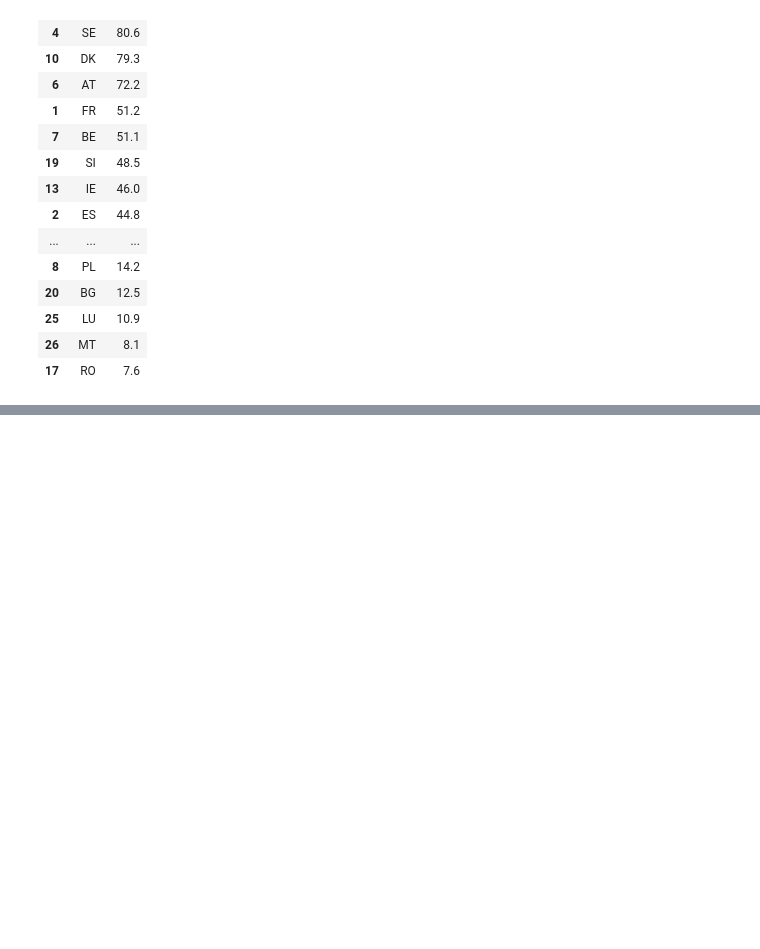
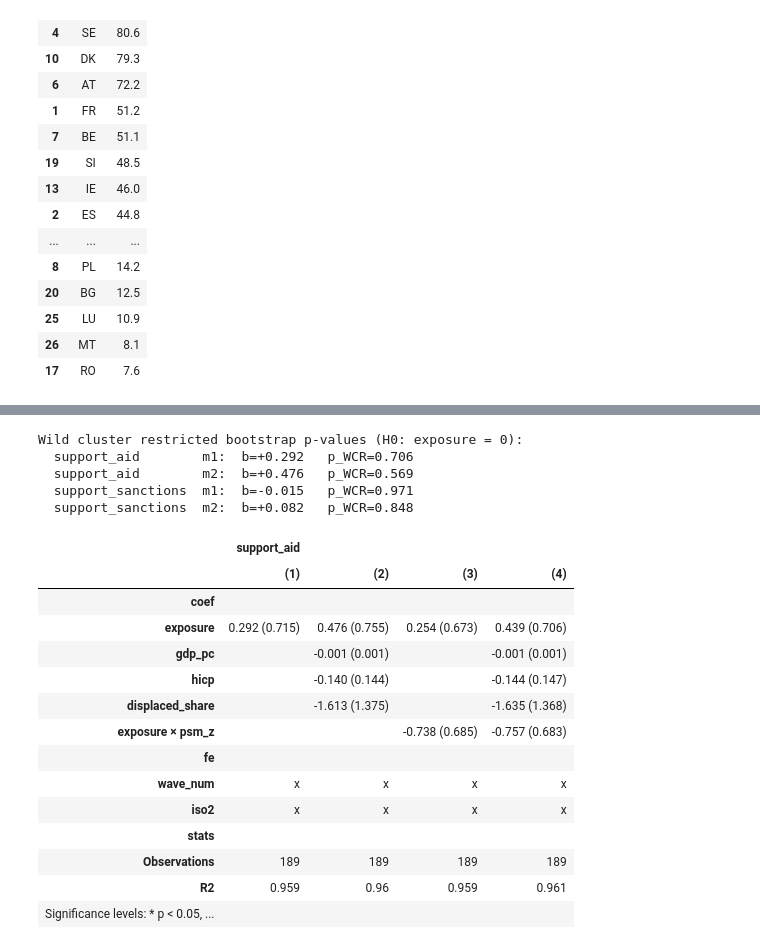
Before and after one commit to kam-eeel/pol380-research, a Jupyter notebook: analysis.ipynb, the cells around one changed output, grey strips where cells are left out. Cells and saved outputs as stored; diff of their text form; code cells hidden in the pictures; blank space fills up the shorter version.

```diff
--- a/analysis.ipynb
+++ b/analysis.ipynb
@@ -350,0 +406,45 @@ psm.sort_values("psm", ascending=False)
+# %%
+import pyfixest as pf
+vcov, ctrls = {"CRV1": "iso2"}, "gdp_pc + hicp + displaced_share"
+
+fits = {}
+tables = {}
+
+for dv in ["support_aid", "support_sanctions"]:
+    fits[dv] = {
+        "m1 base": pf.feols(f"{dv} ~ exposure | iso2 + wave_num", panel, vcov=vcov),  # type: ignore
+        "m2 +controls": pf.feols(f"{dv} ~ exposure + {ctrls} | iso2 + wave_num", panel, vcov=vcov),  # type: ignore
+        "m3 +psm": pf.feols(f"{dv} ~ exposure + exposure:psm_z | iso2 + wave_num", panel, vcov=vcov),  # type: ignore
+        "m4 full": pf.feols(f"{dv} ~ exposure + exposure:psm_z + {ctrls} | iso2 + wave_num", panel, vcov=vcov),  # type: ignore
+    }
+
+print("\nWild cluster restricted bootstrap p-values (H0: exposure = 0):")
+
+for dv in ["support_aid", "support_sanctions"]:
+    for name, c in [("m1", ()), ("m2", ("gdp_pc", "hicp", "displaced_share"))]:
+        b, p = wcr_wildboot(panel, dv, controls=c)
+        print(f"  {dv:18s} {name}:  b={b:+.3f}   p_WCR={p:.3f}")
+# %% [output]
+Wild cluster restricted bootstrap p-values (H0: exposure = 0):
+  support_aid        m1:  b=+0.292   p_WCR=0.706
+  support_aid        m2:  b=+0.476   p_WCR=0.569
+  support_sanctions  m1:  b=-0.015   p_WCR=0.971
+  support_sanctions  m2:  b=+0.082   p_WCR=0.848
+# %%
+pf.etable(fits["support_aid"].values())
+# %% [output]
+|  | support_aid |  |  |  |
+|  | (1) | (2) | (3) | (4) |
+| coef |  |  |  |  |
+| exposure | 0.292 (0.715) | 0.476 (0.755) | 0.254 (0.673) | 0.439 (0.706) |
+| gdp_pc |  | -0.001 (0.001) |  | -0.001 (0.001) |
+| hicp |  | -0.140 (0.144) |  | -0.144 (0.147) |
+| displaced_share |  | -1.613 (1.375) |  | -1.635 (1.368) |
+| exposure × psm_z |  |  | -0.738 (0.685) | -0.757 (0.683) |
+| fe |  |  |  |  |
+| wave_num | x | x | x | x |
+| iso2 | x | x | x | x |
+| stats |  |  |  |  |
+| Observations | 189 | 189 | 189 | 189 |
+| R2 | 0.959 | 0.96 | 0.959 | 0.961 |
+| Significance levels: * p < 0.05, ... |  |  |  |  |
```
Also changed, not shown: parts of 6 cells of this notebook, 5 other files.
